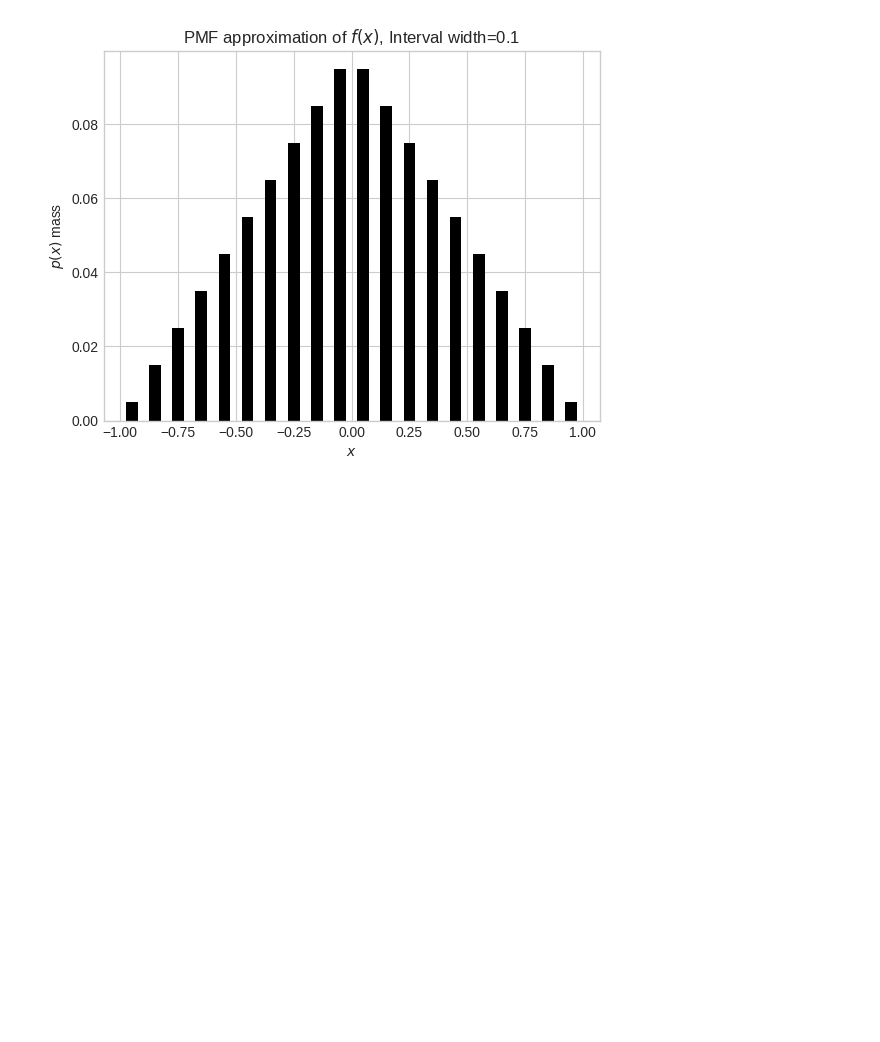
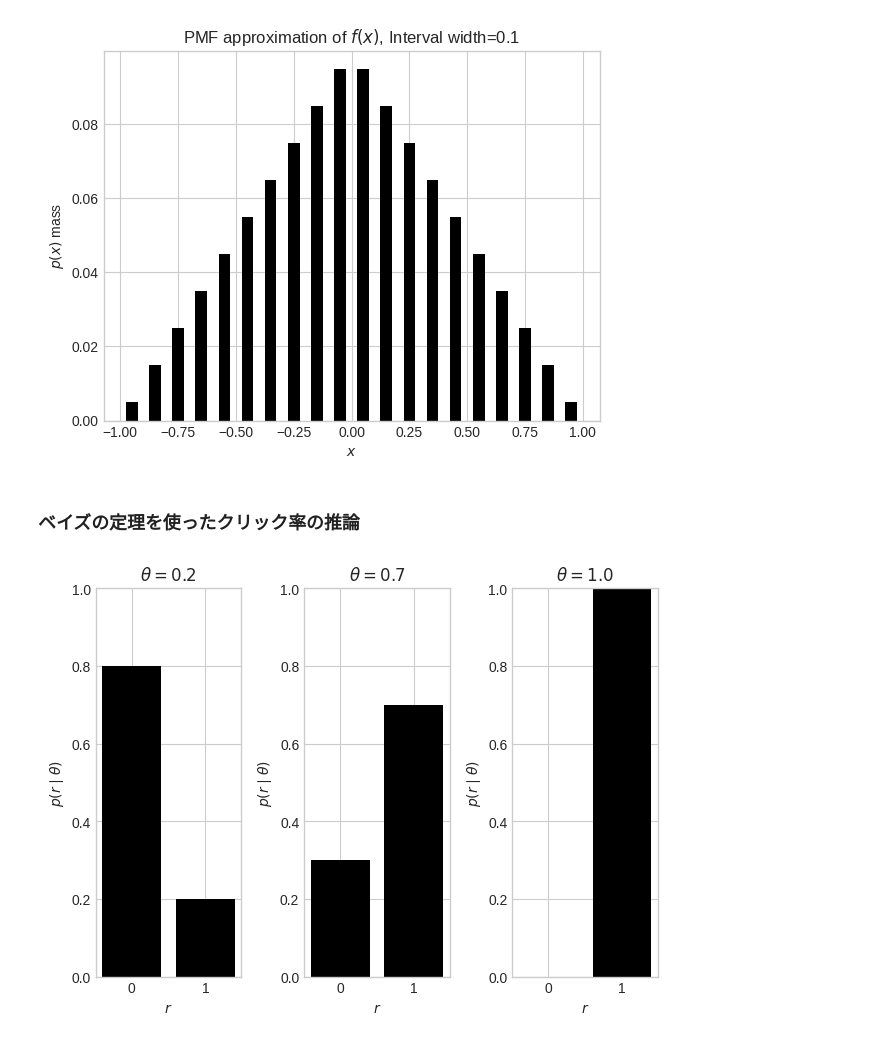
Before and after one commit to yuji-sgs/web-optimization, a Jupyter notebook: cahpter1.ipynb, the cells around one changed output. Cells and saved outputs as stored; diff of their text form; code cells hidden in the pictures; blank space fills up the shorter version.

Commit message:
ベイズの定理を使ったクリック率の推論

```diff
--- a/cahpter1.ipynb
+++ b/cahpter1.ipynb
@@ -84,3 +84,33 @@ plt.title('PMF approximation of $f(x)$, Interval width=%.1f'% (2/20))
 # %% [output]
 Text(0.5, 1.0, 'PMF approximation of $f(x)$, Interval width=0.1')
 [figure]
+# %% [markdown]
+### ベイズの定理を使ったクリック率の推論
+# %%
+# さまざまなベルヌーイ分布の例
+plt.subplot(1, 3, 1)
+theta = 0.2
+plt.title(r'$\theta=%.1f$'%theta)
+plt.ylim(0, 1)
+plt.xlabel(r'$r$')
+plt.ylabel(r'$p(r\mid\theta)$')
+plt.bar(['0', '1'], [1 - theta, theta])
+
+plt.subplot(1, 3, 2)
+theta = 0.7
+plt.title(r'$\theta=%.1f$'%theta)
+plt.ylim(0, 1)
+plt.xlabel(r'$r$')
+plt.ylabel(r'$p(r\mid\theta)$')
+plt.bar(['0', '1'], [1 - theta, theta])
+
+plt.subplot(1, 3, 3)
+theta = 1
+plt.title(r'$\theta=%.1f$'%theta)
+plt.ylim(0, 1)
+plt.xlabel(r'$r$')
+plt.ylabel(r'$p(r\mid\theta)$')
+plt.bar(['0', '1'], [1 - theta, theta])
+plt.tight_layout()
+# %% [output]
+[figure, added]
```
Also changed, not shown: parts of 1 cell of this notebook.
